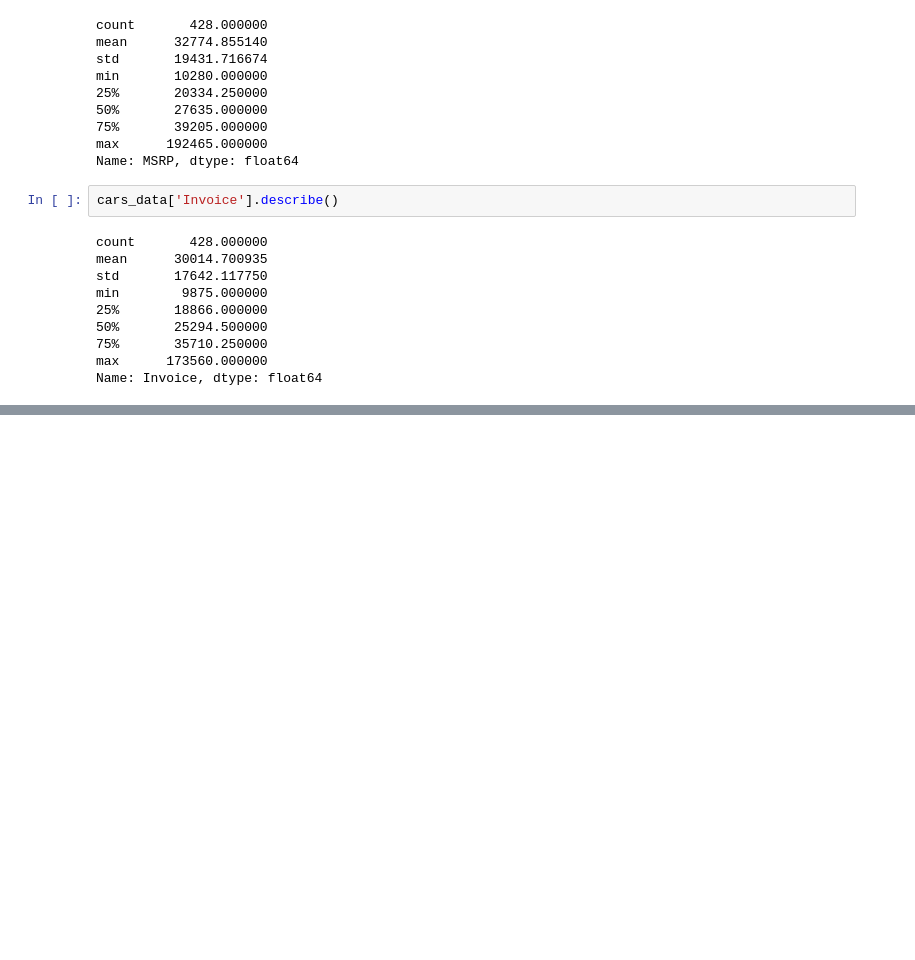
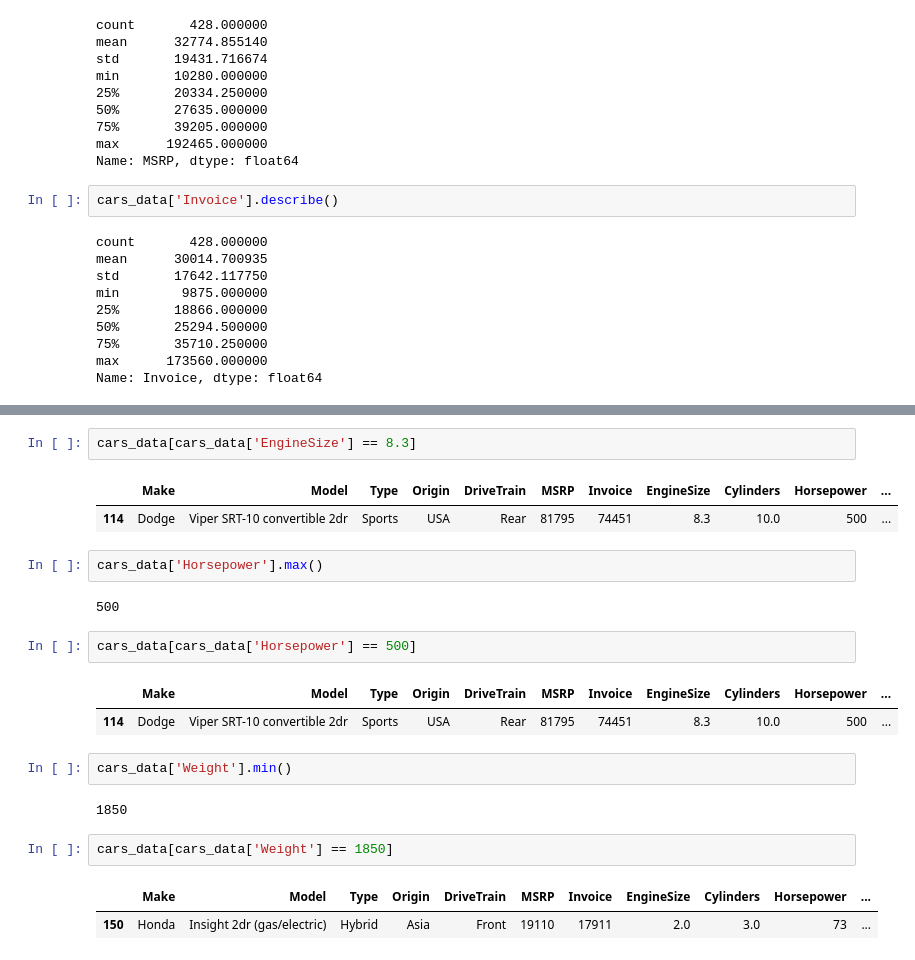
Before and after one commit to CikuKariuki/Cars, a Jupyter notebook: Cars Analysis.ipynb, the cells around one changed output, grey strips where cells are left out. Drawn from its saved outputs; the diff is of its cells as text; blank space fills up the shorter version.

```diff
--- a/Cars Analysis.ipynb
+++ b/Cars Analysis.ipynb
@@ -193,0 +216,23 @@ Name: Invoice, dtype: float64
+# %%
+cars_data[cars_data['EngineSize'] == 8.3]
+# %% [output]
+|  | Make | Model | Type | Origin | DriveTrain | MSRP | Invoice | EngineSize | Cylinders | Horsepower | ... |
+| 114 | Dodge | Viper SRT-10 convertible 2dr | Sports | USA | Rear | 81795 | 74451 | 8.3 | 10.0 | 500 | ... |
+# %%
+cars_data['Horsepower'].max()
+# %% [output]
+500
+# %%
+cars_data[cars_data['Horsepower'] == 500]
+# %% [output]
+|  | Make | Model | Type | Origin | DriveTrain | MSRP | Invoice | EngineSize | Cylinders | Horsepower | ... |
+| 114 | Dodge | Viper SRT-10 convertible 2dr | Sports | USA | Rear | 81795 | 74451 | 8.3 | 10.0 | 500 | ... |
+# %%
+cars_data['Weight'].min()
+# %% [output]
+1850
+# %%
+cars_data[cars_data['Weight'] == 1850]
+# %% [output]
+|  | Make | Model | Type | Origin | DriveTrain | MSRP | Invoice | EngineSize | Cylinders | Horsepower | ... |
+| 150 | Honda | Insight 2dr (gas/electric) | Hybrid | Asia | Front | 19110 | 17911 | 2.0 | 3.0 | 73 | ... |
```
Also changed, not shown: parts of 8 cells of this notebook, 1 other file.
